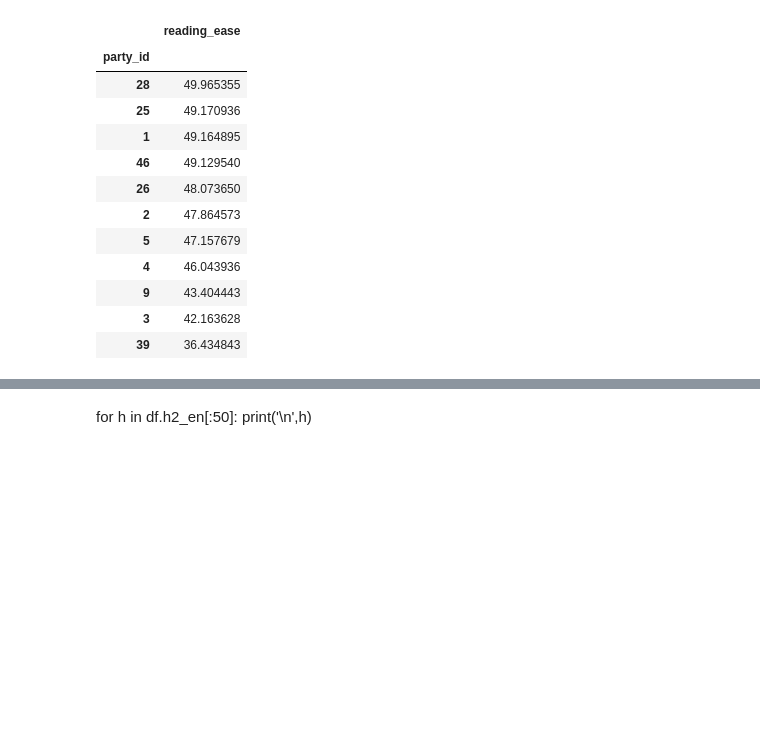
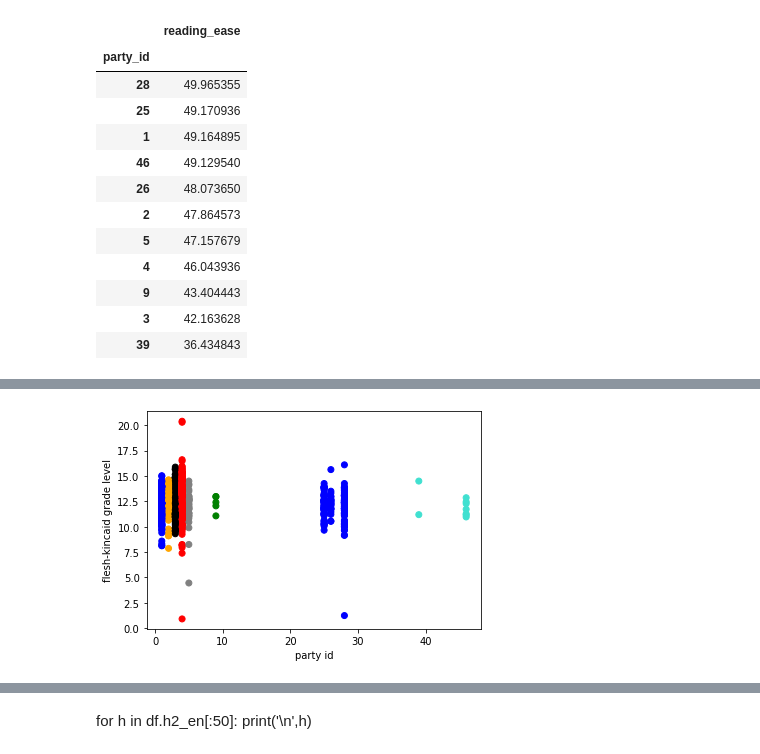
Before and after one commit to illtemperedklavier/openparliament-NLP, a Jupyter notebook: word_stats/textstat graphs.ipynb, the cells around one changed output, grey strips where cells are left out. Saved outputs shown, nothing was run; the diff lists cells and outputs as text; code cells hidden in the pictures; blank space fills up the shorter version.

```diff
--- a/word_stats/textstat graphs.ipynb
+++ b/word_stats/textstat graphs.ipynb
@@ -232,3 +260,6 @@ reading_ease_party.slug
+# %%
+party_colour_dict = {28:'blue',25: 'blue', 1:'blue', 46:'turquoise', 26: 'blue',2: 'orange',5: 'grey',
+                4: 'red', 9: 'green', 3: 'black', 39: 'turquoise'}
 # %%
 reading_ease_politician['party_colour'] = reading_ease_politician.party_id.replace(party_colour_dict)
 # %%
@@ -239,3 +272,16 @@ plt.show()
 reading_ease_politician.sort_values(by='reading_ease', ascending=True)
 # %%
 df_environment = df[df.h2_en=='The Environment']
+# %%
+fk_politician = english.pivot_table(values='fk_reading_ease', index = "politician_id", aggfunc='mean')
+# %%
+fk_politician = fk_politician.merge(df_electedmember, how='inner', left_on='politician_id', right_on='politician_id')
+# %%
+fk_politician['party_colour'] = fk_politician.party_id.replace(party_colour_dict)
+# %%
+plt.scatter(fk_politician.party_id, fk_politician.fk_reading_ease,c=fk_politician.party_colour)
+plt.xlabel('party id')
+plt.ylabel('flesh-kincaid grade level')
+plt.show()
+# %% [output]
+[figure, added]
```
Also changed, not shown: parts of 18 cells of this notebook, 2 other files.
